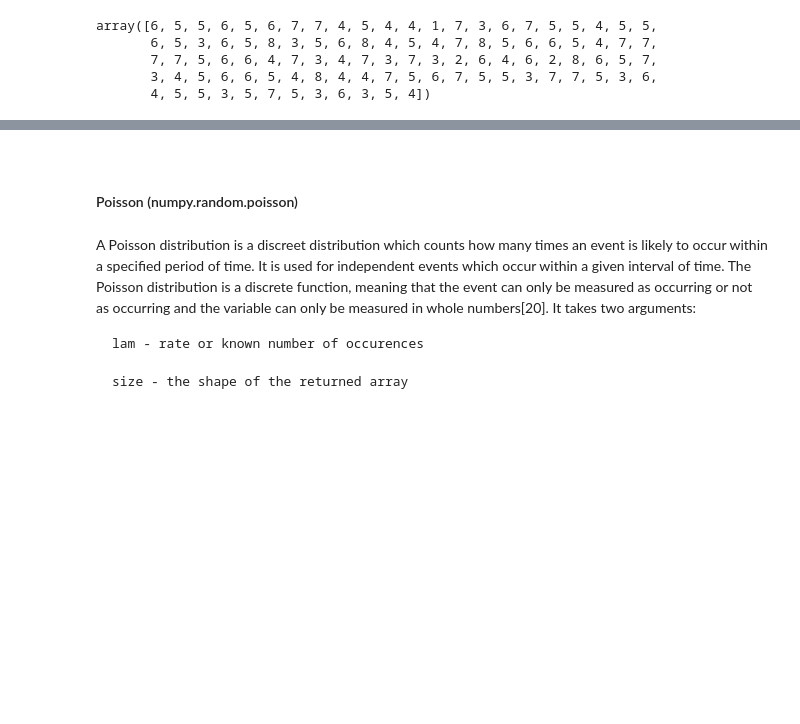
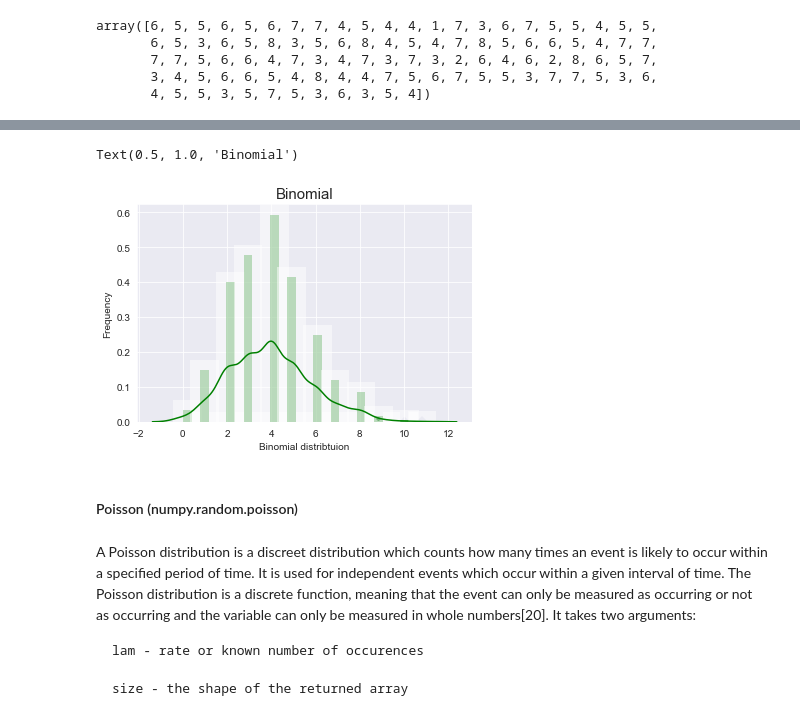
Before and after one commit to dconn20/numpy.random-package, a Jupyter notebook: Numpy.random - Package.ipynb, the cells around one changed output, grey strips where cells are left out. Cells and saved outputs as stored; diff of their text form; code cells hidden in the pictures; blank space fills up the shorter version.

```diff
--- a/Numpy.random - Package.ipynb
+++ b/Numpy.random - Package.ipynb
@@ -317,5 +324,17 @@ Text(0, 0.5, 'Heads success rate')
+# %%
+# Coin toss trial function which displays binomial distribution with unequal outcome
+
+df = np.random.binomial(n=20,p=0.2,size=1000)
+ax = sns.distplot(df,
+                  kde=True,
+                  color='green',
+                  hist_kws={"linewidth": 20,'alpha':0.5})
+ax.set(xlabel='Binomial distribtuion', ylabel='Frequency')
+plt.title('Binomial', fontsize=15)
+# %% [output]
+Text(0.5, 1.0, 'Binomial')
+[figure, added]
 # %% [markdown]
-<br/>
 
 #### Poisson (numpy.random.poisson)
 # %% [markdown]
```
Also changed, not shown: parts of 12 cells of this notebook.
